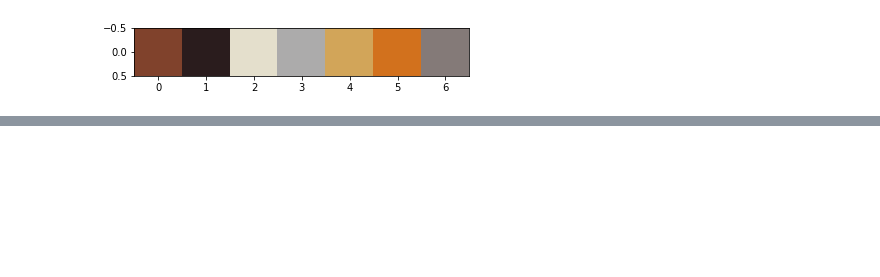
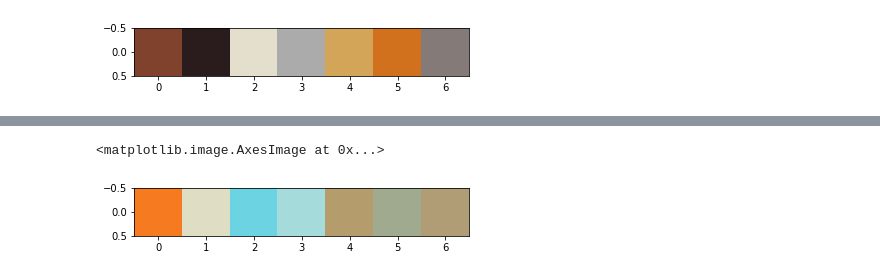
Before and after one commit to TaylorDiego/color_trend_analysis, a Jupyter notebook: notebook/color_quantization.ipynb, the cells around one changed output, grey strips where cells are left out. Saved outputs shown, nothing was run; the diff lists cells and outputs as text; code cells hidden in the pictures; blank space fills up the shorter version.

```diff
--- a/notebook/color_quantization.ipynb
+++ b/notebook/color_quantization.ipynb
@@ -155,0 +259,7 @@ sorted(palette_color_percent, key=lambda x: palette_color_percent[x], reverse=Tr
+# %%
+c_harmony = Palettization('/Users/Rabbit/Desktop/Screen Shot 2017-10-25 at 07.56.08.png')
+# %%
+c_harmony.display_palette()
+# %% [output]
+<matplotlib.image.AxesImage at 0x...>
+[figure, added]
```
Also changed, not shown: parts of 20 cells of this notebook.
